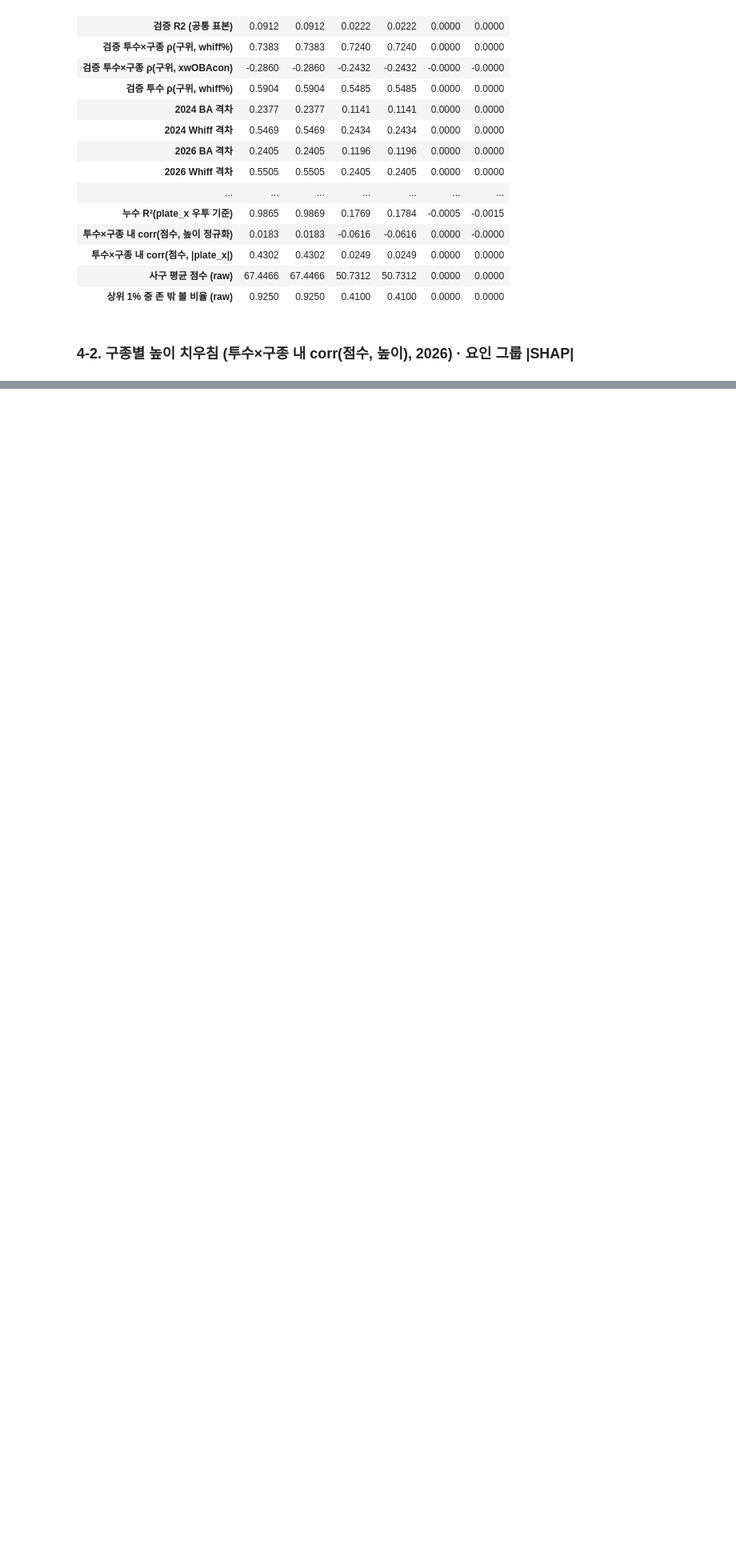
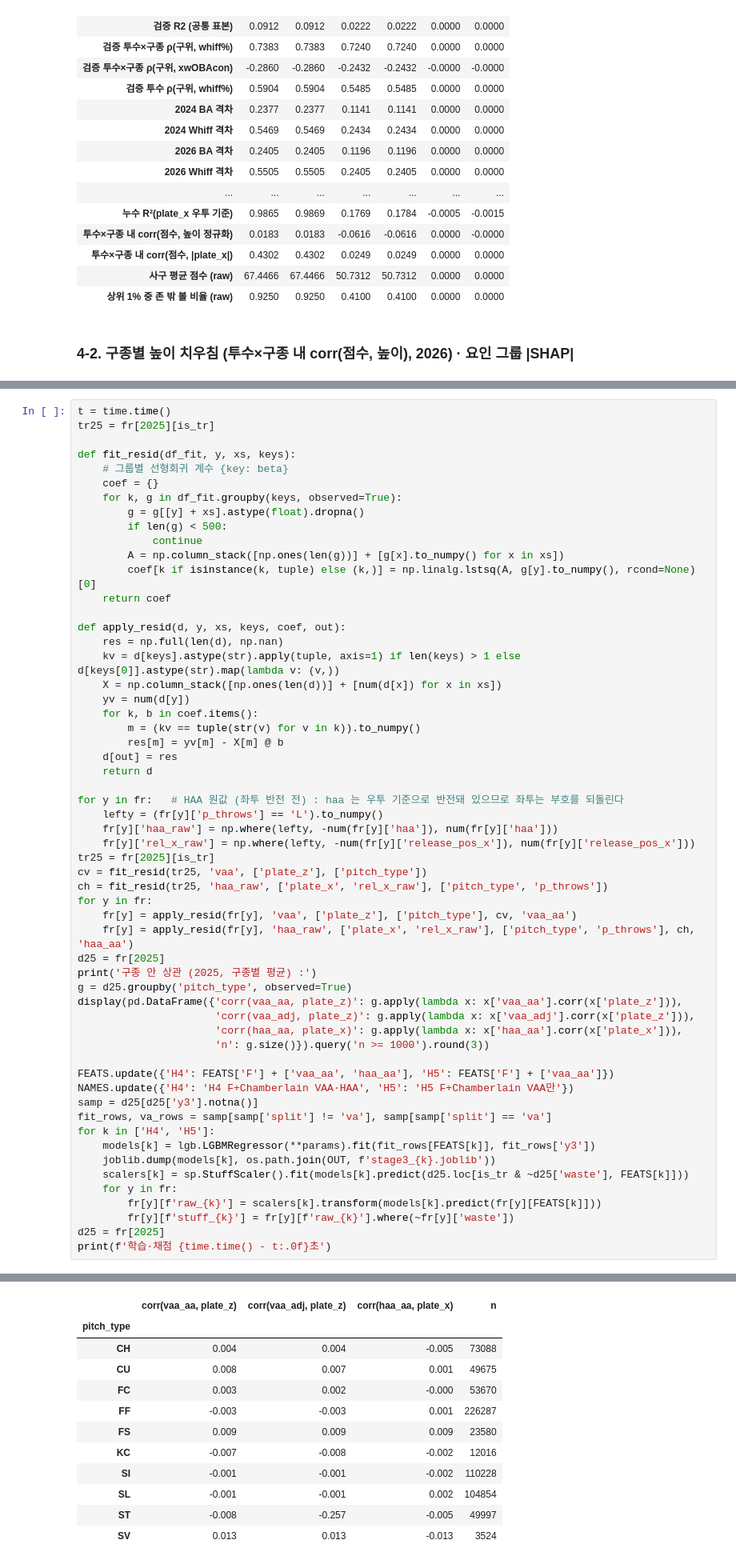
Before and after one commit to yongwon38/mlb_prediction, a Jupyter notebook: stuff_pipeline_261010_vaa3.ipynb, the cells around one changed output, grey strips where cells are left out. Shown at 80% size. Saved outputs shown, nothing was run; the diff lists cells and outputs as text; blank space fills up the shorter version.

```diff
--- a/stuff_pipeline_261010_vaa3.ipynb
+++ b/stuff_pipeline_261010_vaa3.ipynb
@@ -379,0 +391,58 @@ print(f'전체 실행 {time.time() - T0:.0f}초')
+# %%
+t = time.time()
+tr25 = fr[2025][is_tr]
+
+def fit_resid(df_fit, y, xs, keys):
+    # 그룹별 선형회귀 계수 {key: beta}
+    coef = {}
+    for k, g in df_fit.groupby(keys, observed=True):
+        g = g[[y] + xs].astype(float).dropna()
+        if len(g) < 500:
+            continue
+        A = np.column_stack([np.ones(len(g))] + [g[x].to_numpy() for x in xs])
+        coef[k if isinstance(k, tuple) else (k,)] = np.linalg.lstsq(A, g[y].to_numpy(), rcond=None)[0]
+    return coef
+
+def apply_resid(d, y, xs, keys, coef, out):
+    res = np.full(len(d), np.nan)
+    kv = d[keys].astype(str).apply(tuple, axis=1) if len(keys) > 1 else d[keys[0]].astype(str).map(lambda v: (v,))
+    X = np.column_stack([np.ones(len(d))] + [num(d[x]) for x in xs])
+    yv = num(d[y])
+    for k, b in coef.items():
+        m = (kv == tuple(str(v) for v in k)).to_numpy()
+        res[m] = yv[m] - X[m] @ b
+    d[out] = res
+    return d
+
+for y in fr:   # HAA 원값 (좌투 반전 전) : haa 는 우투 기준으로 반전돼 있으므로 좌투는 부호를 되돌린다
+    lefty = (fr[y]['p_throws'] == 'L').to_numpy()
+    fr[y]['haa_raw'] = np.where(lefty, -num(fr[y]['haa']), num(fr[y]['haa']))
+    fr[y]['rel_x_raw'] = np.where(lefty, -num(fr[y]['release_pos_x']), num(fr[y]['release_pos_x']))
+tr25 = fr[2025][is_tr]
+cv = fit_resid(tr25, 'vaa', ['plate_z'], ['pitch_type'])
+ch = fit_resid(tr25, 'haa_raw', ['plate_x', 'rel_x_raw'], ['pitch_type', 'p_throws'])
+for y in fr:
+    fr[y] = apply_resid(fr[y], 'vaa', ['plate_z'], ['pitch_type'], cv, 'vaa_aa')
+    fr[y] = apply_resid(fr[y], 'haa_raw', ['plate_x', 'rel_x_raw'], ['pitch_type', 'p_throws'], ch, 'haa_aa')
+d25 = fr[2025]
+print('구종 안 상관 (2025, 구종별 평균) :')
+g = d25.groupby('pitch_type', observed=True)
+display(pd.DataFrame({'corr(vaa_aa, plate_z)': g.apply(lambda x: x['vaa_aa'].corr(x['plate_z'])),
+                      'corr(vaa_adj, plate_z)': g.apply(lambda x: x['vaa_adj'].corr(x['plate_z'])),
+                      'corr(haa_aa, plate_x)': g.apply(lambda x: x['haa_aa'].corr(x['plate_x'])),
+                      'n': g.size()}).query('n >= 1000').round(3))
+
+FEATS.update({'H4': FEATS['F'] + ['vaa_aa', 'haa_aa'], 'H5': FEATS['F'] + ['vaa_aa']})
+NAMES.update({'H4': 'H4 F+Chamberlain VAA·HAA', 'H5': 'H5 F+Chamberlain VAA만'})
+samp = d25[d25['y3'].notna()]
+fit_rows, va_rows = samp[samp['split'] != 'va'], samp[samp['split'] == 'va']
+for k in ['H4', 'H5']:
+    models[k] = lgb.LGBMRegressor(**params).fit(fit_rows[FEATS[k]], fit_rows['y3'])
+    joblib.dump(models[k], os.path.join(OUT, f'stage3_{k}.joblib'))
+    scalers[k] = sp.StuffScaler().fit(models[k].predict(d25.loc[is_tr & ~d25['waste'], FEATS[k]]))
+    for y in fr:
+        fr[y][f'raw_{k}'] = scalers[k].transform(models[k].predict(fr[y][FEATS[k]]))
+        fr[y][f'stuff_{k}'] = fr[y][f'raw_{k}'].where(~fr[y]['waste'])
+d25 = fr[2025]
+print(f'학습·채점 {time.time() - t:.0f}초')
+# %% [output]
@@ -379,0 +450,12 @@ print(f'전체 실행 {time.time() - T0:.0f}초')
+|  | corr(vaa_aa, plate_z) | corr(vaa_adj, plate_z) | corr(haa_aa, plate_x) | n |
+| pitch_type |  |  |  |  |
+| CH | 0.004 | 0.004 | -0.005 | 73088 |
+| CU | 0.008 | 0.007 | 0.001 | 49675 |
+| FC | 0.003 | 0.002 | -0.000 | 53670 |
+| FF | -0.003 | -0.003 | 0.001 | 226287 |
+| FS | 0.009 | 0.009 | 0.009 | 23580 |
+| KC | -0.007 | -0.008 | -0.002 | 12016 |
+| SI | -0.001 | -0.001 | -0.002 | 110228 |
+| SL | -0.001 | -0.001 | 0.002 | 104854 |
+| ST | -0.008 | -0.257 | -0.005 | 49997 |
+| SV | 0.013 | 0.013 | -0.013 | 3524 |
```
Also changed, not shown: parts of 8 cells of this notebook, 2 other files.
